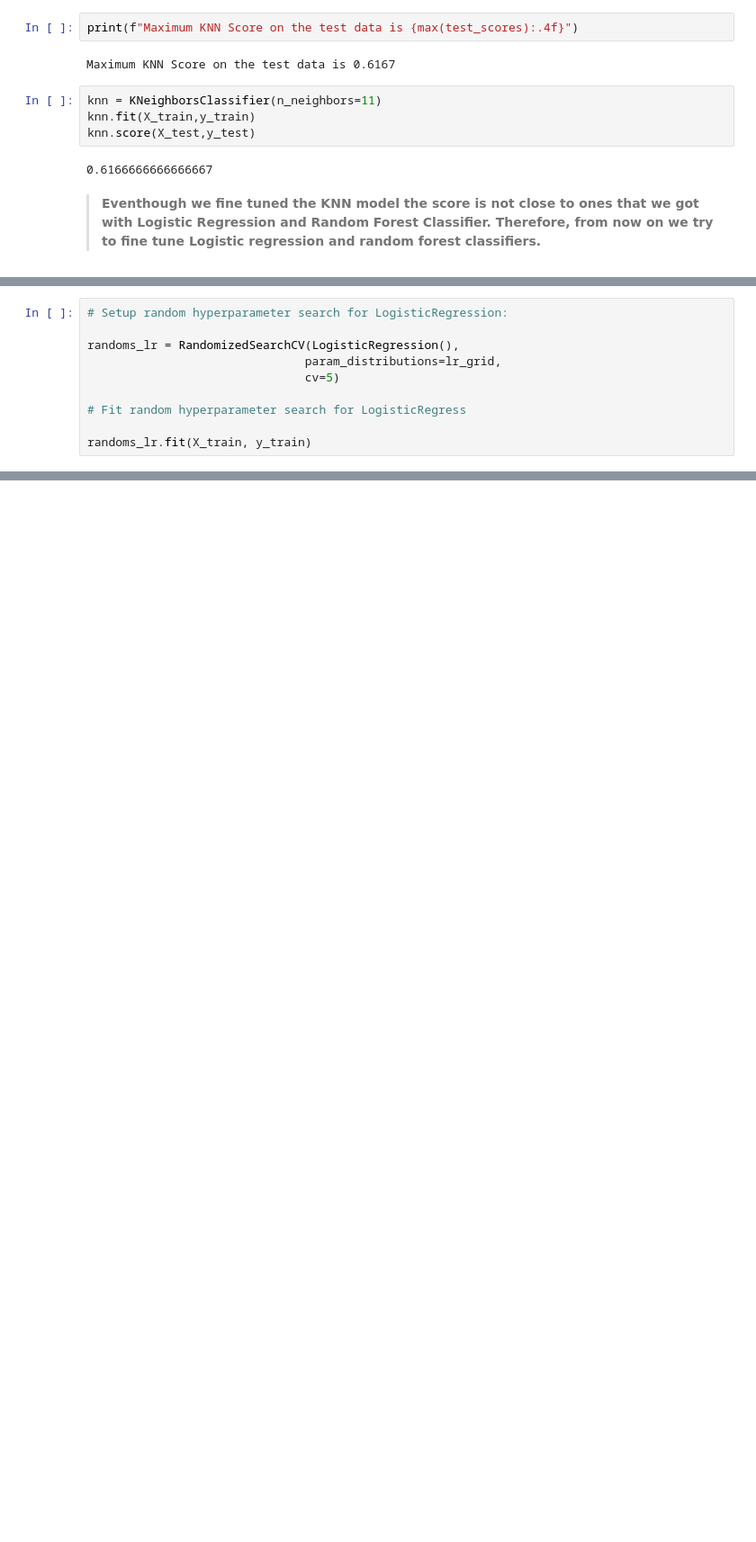
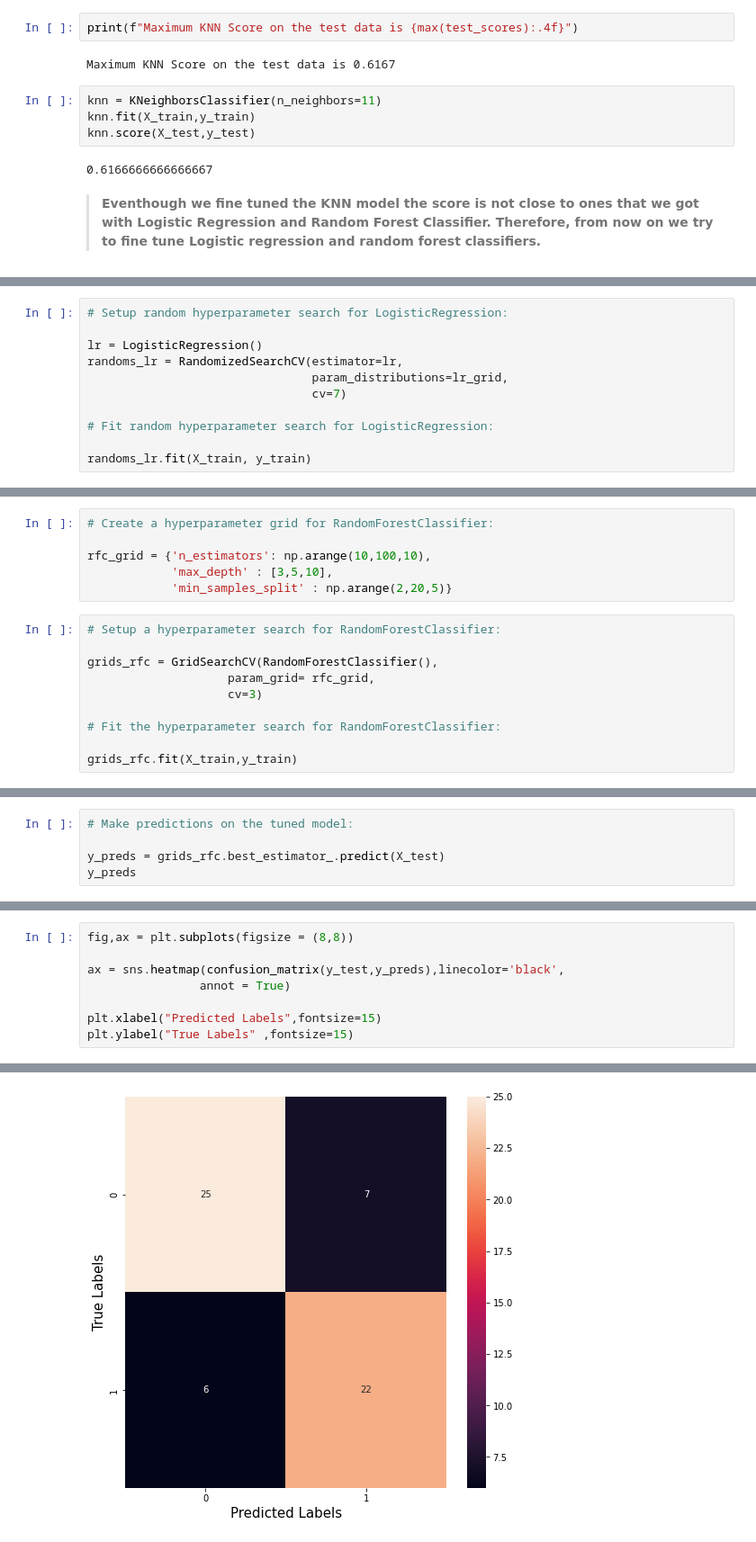
Before and after one commit to badl7/heart_disease-ML_project, a Jupyter notebook: proje1.ipynb, the cells around one changed output, grey strips where cells are left out. Shown at 90% size. Saved outputs shown, nothing was run; the diff lists cells and outputs as text; blank space fills up the shorter version.

Commit message:
modelling

```diff
--- a/proje1.ipynb
+++ b/proje1.ipynb
@@ -364,11 +371,12 @@ lr_grid  = {'C':np.logspace(-4,4,20),
 # %%
 # Setup random hyperparameter search for LogisticRegression:
 
-randoms_lr = RandomizedSearchCV(LogisticRegression(),
-                               param_distributions=lr_grid,
-                               cv=5)
+lr = LogisticRegression()
+randoms_lr = RandomizedSearchCV(estimator=lr,
+                                param_distributions=lr_grid,
+                                cv=7)
 
-# Fit random hyperparameter search for LogisticRegress
+# Fit random hyperparameter search for LogisticRegression:
 
 randoms_lr.fit(X_train, y_train)
 # %% [output]
@@ -381,0 +411,16 @@ RandomizedSearchCV(cv=5, estimator=LogisticRegression(),
+# %%
+# Create a hyperparameter grid for RandomForestClassifier:
+
+rfc_grid = {'n_estimators': np.arange(10,100,10),
+            'max_depth' : [3,5,10],
+            'min_samples_split' : np.arange(2,20,5)}
+# %%
+# Setup a hyperparameter search for RandomForestClassifier:
+
+grids_rfc = GridSearchCV(RandomForestClassifier(),
+                    param_grid= rfc_grid,
+                    cv=3)
+
+# Fit the hyperparameter search for RandomForestClassifier:
+
+grids_rfc.fit(X_train,y_train)
@@ -381,0 +453,5 @@ RandomizedSearchCV(cv=5, estimator=LogisticRegression(),
+# %%
+# Make predictions on the tuned model:
+
+y_preds = grids_rfc.best_estimator_.predict(X_test)
+y_preds
@@ -381,0 +472,9 @@ RandomizedSearchCV(cv=5, estimator=LogisticRegression(),
+# %%
+fig,ax = plt.subplots(figsize = (8,8))
+
+ax = sns.heatmap(confusion_matrix(y_test,y_preds),linecolor='black',
+                annot = True)
+
+plt.xlabel("Predicted Labels",fontsize=15)
+plt.ylabel("True Labels" ,fontsize=15)
+# %% [output]
@@ -381,0 +482 @@ RandomizedSearchCV(cv=5, estimator=LogisticRegression(),
+[figure, added]
```
Also changed, not shown: parts of 45 cells of this notebook.
